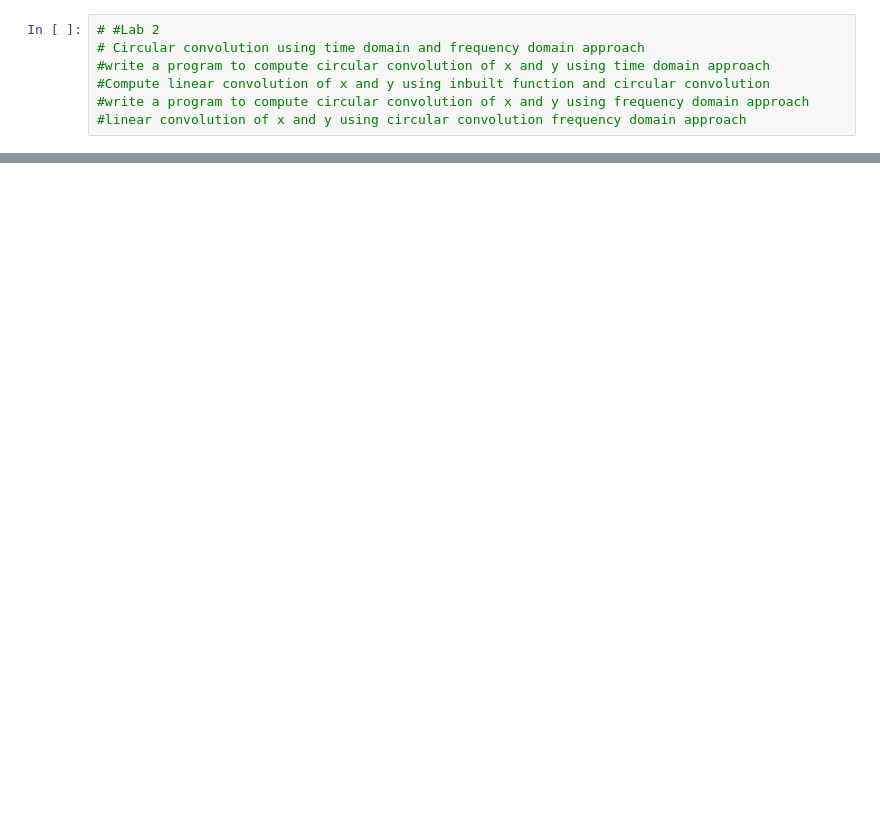
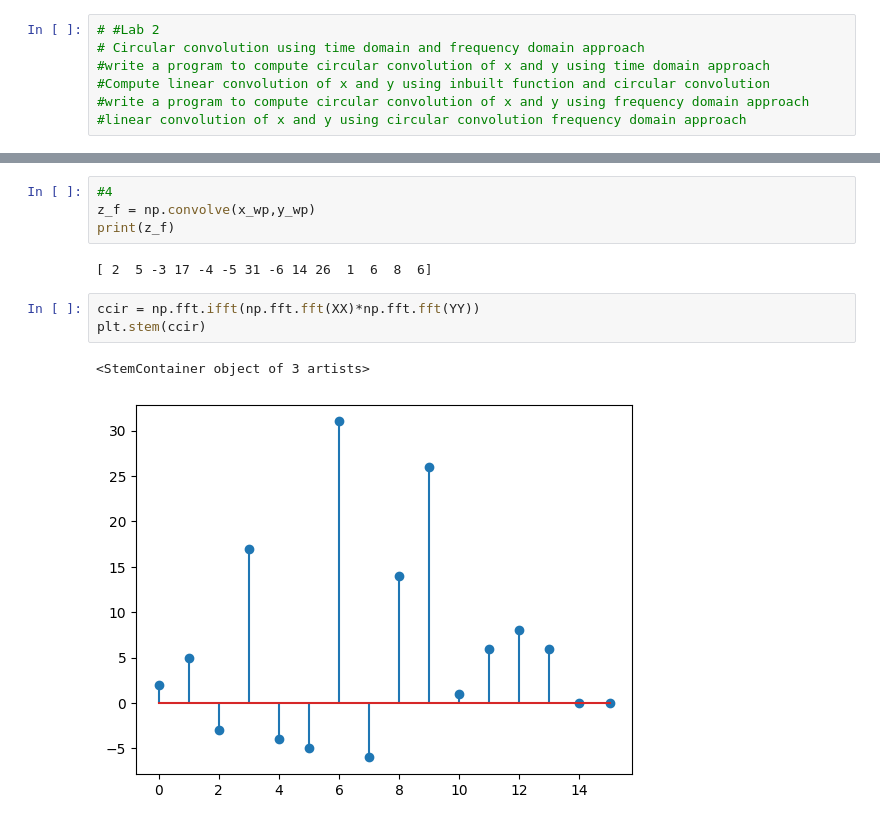
Before and after one commit to ParasKore2003/DSP, a Jupyter notebook: lab2.ipynb, the cells around one changed output, grey strips where cells are left out. Cells and saved outputs as stored; diff of their text form; blank space fills up the shorter version.

```diff
--- a/lab2.ipynb
+++ b/lab2.ipynb
@@ -42,3 +57,15 @@ plt.stem(z)
 # %% [output]
 <StemContainer object of 3 artists>
 [figure]
+# %%
+#4
+z_f = np.convolve(x_wp,y_wp)
+print(z_f)
+# %% [output]
+[ 2  5 -3 17 -4 -5 31 -6 14 26  1  6  8  6]
+# %%
+ccir = np.fft.ifft(np.fft.fft(XX)*np.fft.fft(YY))
+plt.stem(ccir)
+# %% [output]
+<StemContainer object of 3 artists>
+[figure, added]
```
Also changed, not shown: parts of 6 cells of this notebook, 1 other file.
